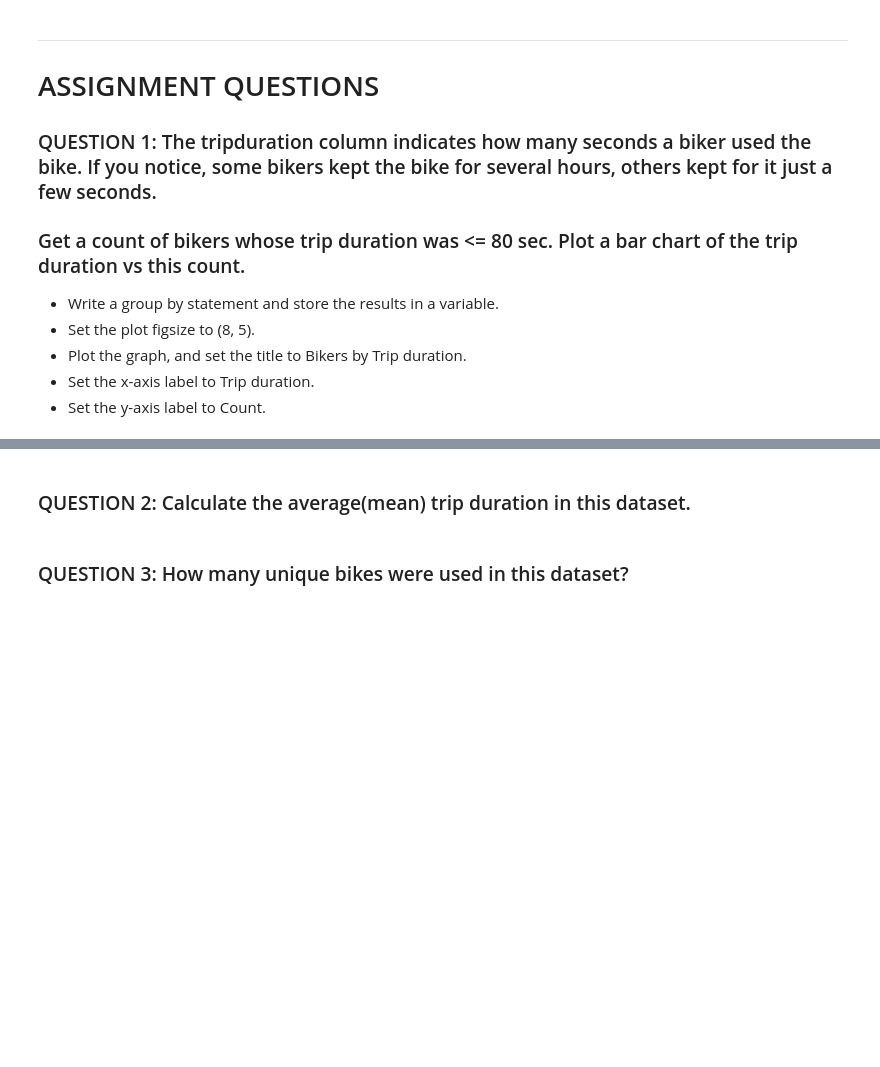
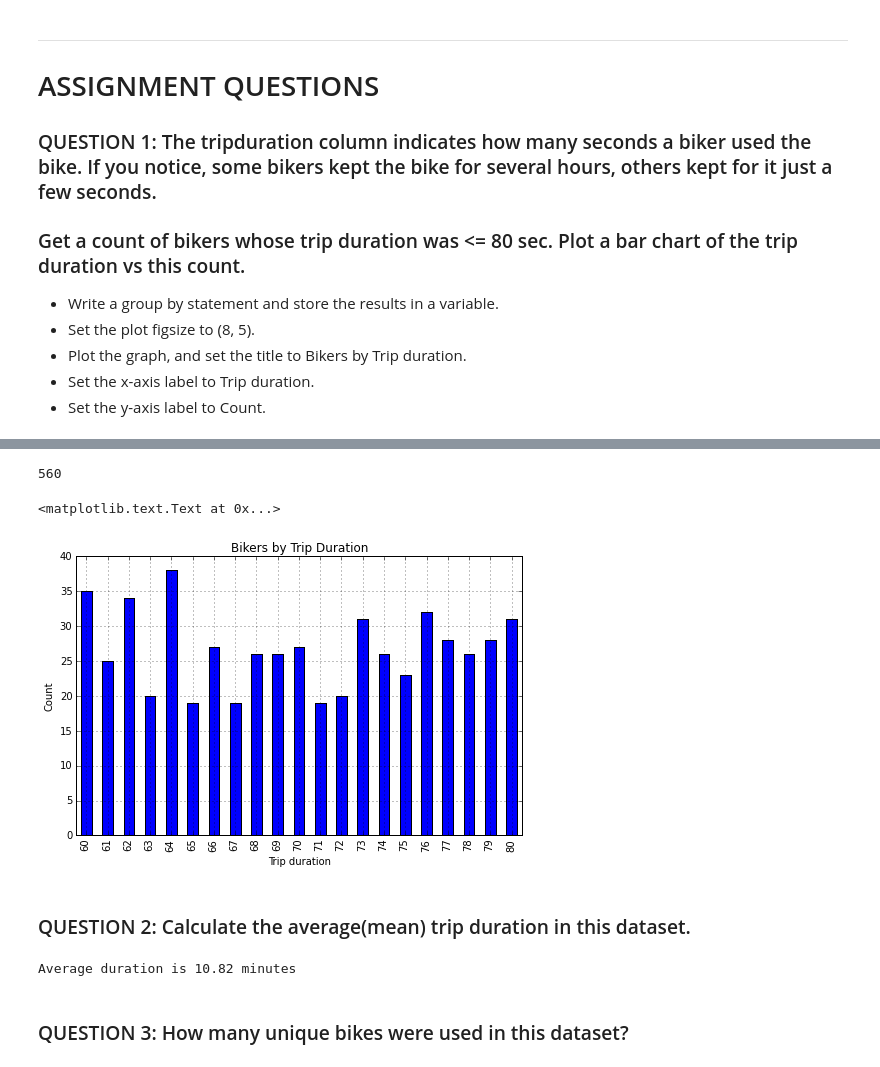
Before and after one commit to NYU-Python/nivasyuk-ipy-solutions, a Jupyter notebook: nivasyuk-8.ipynb, the cells around one changed output, grey strips where cells are left out. Drawn from its saved outputs; the diff is of its cells as text; code cells hidden in the pictures; blank space fills up the shorter version.

```diff
--- a/nivasyuk-8.ipynb
+++ b/nivasyuk-8.ipynb
@@ -545,0 +551,4 @@ import matplotlib.pyplot as plt
+# %%
+grouped = df[df['tripduration'] <= 80].groupby('tripduration')
+duration_counts = grouped['bikeid'].nunique()
+duration_counts
@@ -546,2 +573,14 @@ import matplotlib.pyplot as plt
+# %%
+duration_counts.sum()
+# %% [output]
+560
+# %%
+plt.figure(figsize=(8, 5))
+my_plot = duration_counts.plot(kind='bar', title="Bikers by Trip Duration")
+my_plot.set_xlabel("Trip duration")
+my_plot.set_ylabel("Count")
+# %% [output]
+<matplotlib.text.Text at 0x...>
+[figure, added]
 # %% [markdown]
 ### QUESTION 2: Calculate the average(mean) trip duration in this dataset.
@@ -550,2 +587,8 @@ import matplotlib.pyplot as plt
+# %%
+seconds_duration = df.tripduration.mean()
+
+print "Average duration is {0:.2f} minutes".format(seconds_duration / 60)
+# %% [output]
+Average duration is 10.82 minutes
 # %% [markdown]
 ### QUESTION 3: How many unique bikes were used in this dataset?
```
Also changed, not shown: parts of 12 cells of this notebook.
